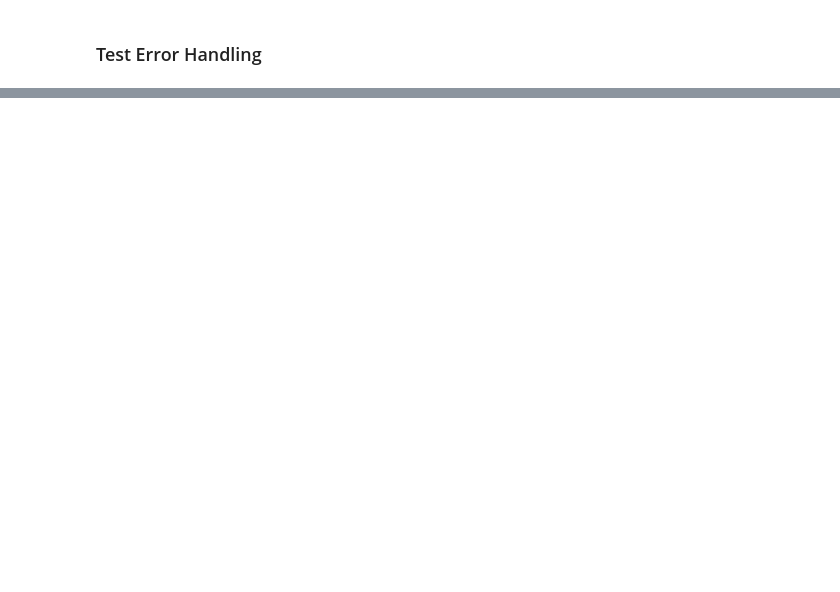
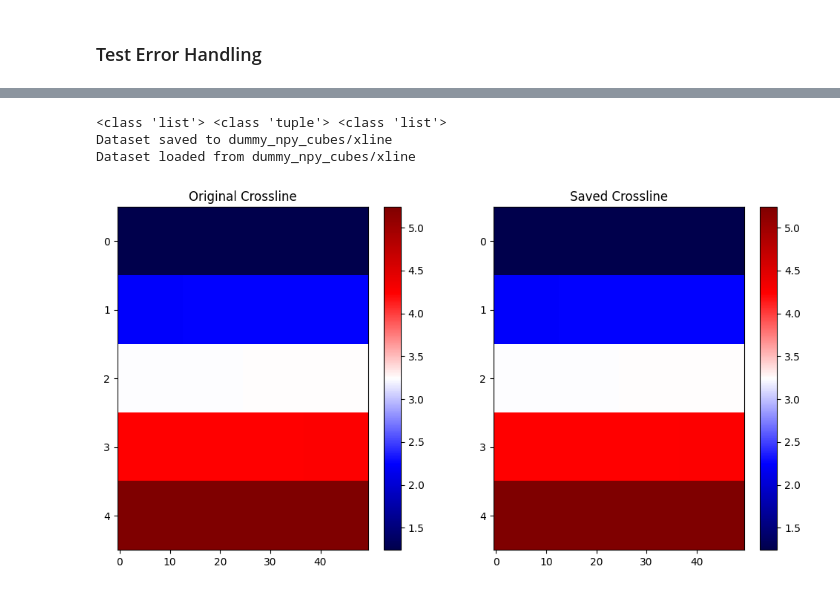
Before and after one commit to makamoa/alphasei, a Jupyter notebook: src/dataset/datasetExample.ipynb, the cells around one changed output, grey strips where cells are left out. Saved outputs shown, nothing was run; the diff lists cells and outputs as text; code cells hidden in the pictures; blank space fills up the shorter version.

```diff
--- a/src/dataset/datasetExample.ipynb
+++ b/src/dataset/datasetExample.ipynb
@@ -184,0 +270,12 @@ Caught expected error: ('Invalid mode. Must be one of ', ['traces', 'inline', 'x
+# %%
+dataset_xline.save_dataset(path_xline)
+new_dataset_xline = SeismicDataset.from_path(path_xline)
+
+idx = random.randint(0, len(new_dataset_xline)-1)
+plot_seismic_data_two(dataset_xline[idx], new_dataset_xline[idx], 'Crossline')
+assert np.array_equal(dataset_xline[idx], new_dataset_xline[idx])
+# %% [output]
+<class 'list'> <class 'tuple'> <class 'list'>
+Dataset saved to dummy_npy_cubes/xline
+Dataset loaded from dummy_npy_cubes/xline
+[figure, added]
```
Also changed, not shown: parts of 22 cells of this notebook, 2 other files.
